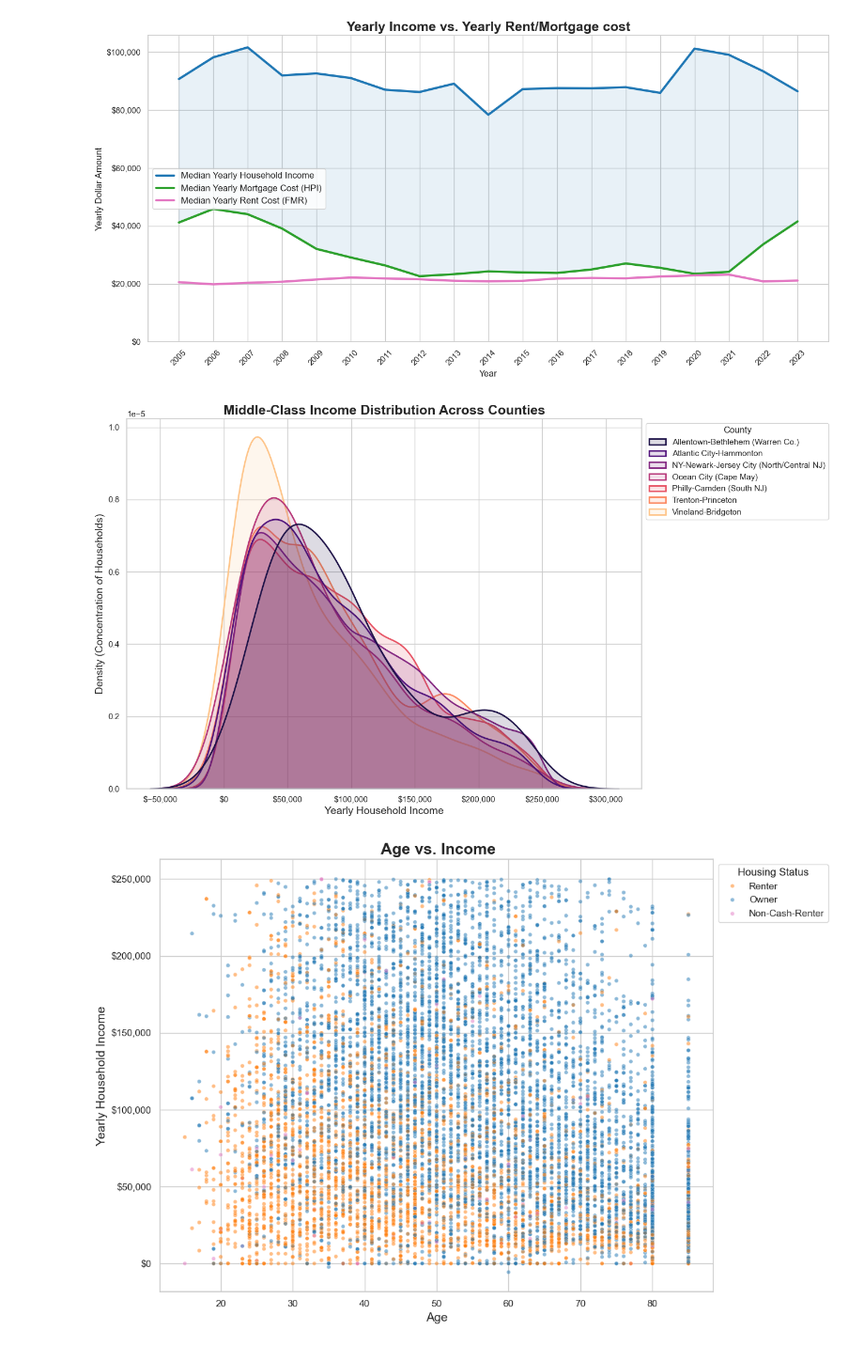
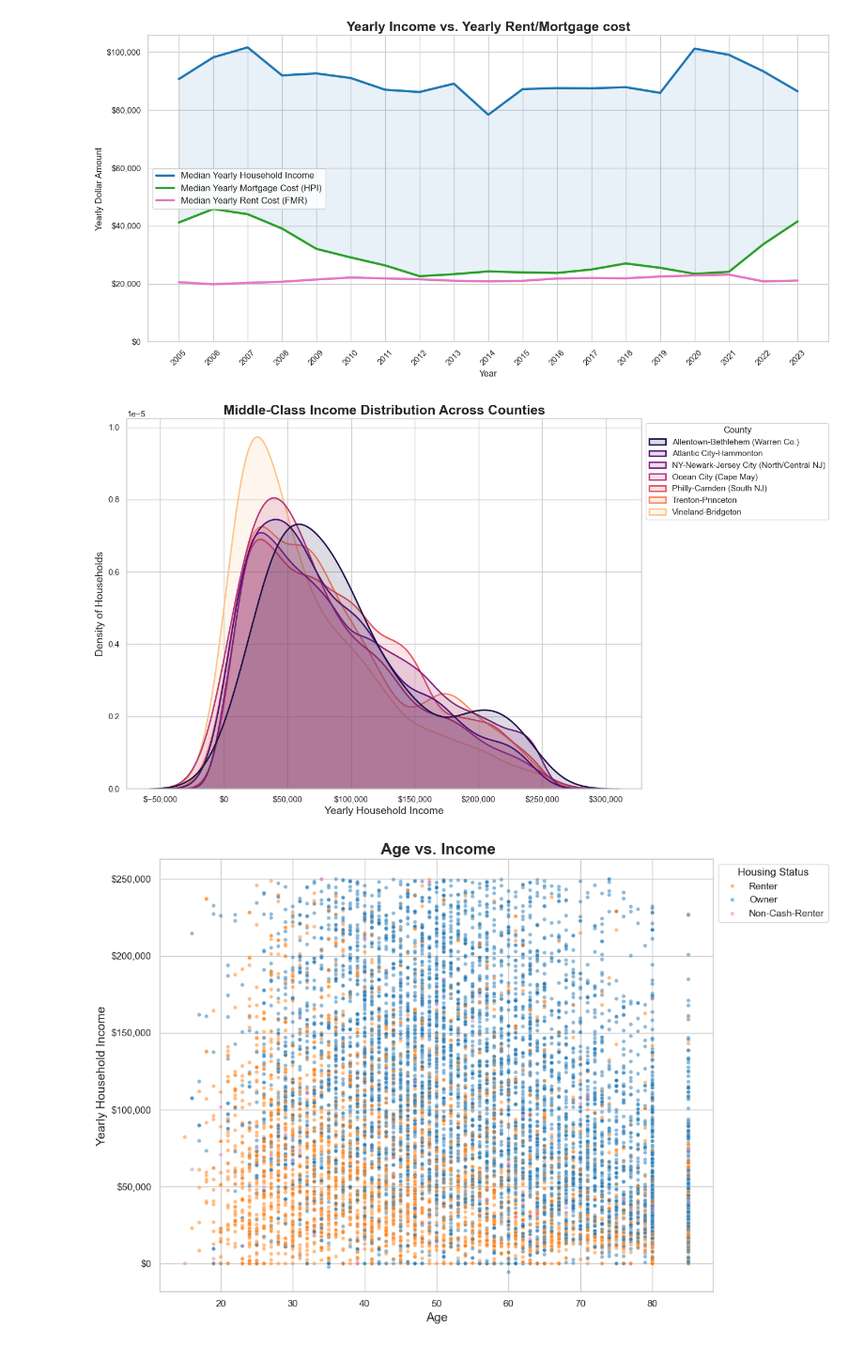
Before and after one commit to 123SmallBunny/CS439-project, a Jupyter notebook: notebooks/eda.ipynb, the cells around one changed output. Shown at 94% size. Drawn from its saved outputs; the diff is of its cells as text; code cells hidden in the pictures.

```diff
--- a/notebooks/eda.ipynb
+++ b/notebooks/eda.ipynb
@@ -107,35 +107,35 @@ cbsa_mapping = {
     37980: 'Philly-Camden (South NJ)',
     45940: 'Trenton-Princeton',
     47220: 'Vineland-Bridgeton'
 }
 
 df['Region_Name'] = df['CBSA'].map(cbsa_mapping)
 
 max_income_to_plot = 250000
 df_plot = df[df['Adjusted_HH_Income'] <= max_income_to_plot]
 
 fig, ax = plt.subplots(figsize=(14, 8))
 
 sns.kdeplot(
     data=df_plot, x='Adjusted_HH_Income', hue='Region_Name',
     common_norm=False, fill=True, alpha=0.15,
     linewidth=2, palette="magma"
 )
 
 plt.title('Middle-Class Income Distribution Across Counties', fontsize=18, fontweight='bold')
 plt.xlabel('Yearly Household Income', fontsize=14)
-plt.ylabel('Density (Concentration of Households)', fontsize=14)
+plt.ylabel('Density of Households', fontsize=14)
 
 formatter = ticker.StrMethodFormatter('${x:,.0f}')
 ax.xaxis.set_major_formatter(formatter)
 
 sns.move_legend(ax, "upper left", bbox_to_anchor=(1, 1), title='County')
 fig.tight_layout()
 
 plt.savefig('Income_to_Density.png')
 plt.show()
 # %% [output]
-[figure, old version]
+[figure, new version]
 # %%
 
 sns.set_theme(style="whitegrid")
```
Also changed, not shown: parts of 1 cell of this notebook, 3 other files.
